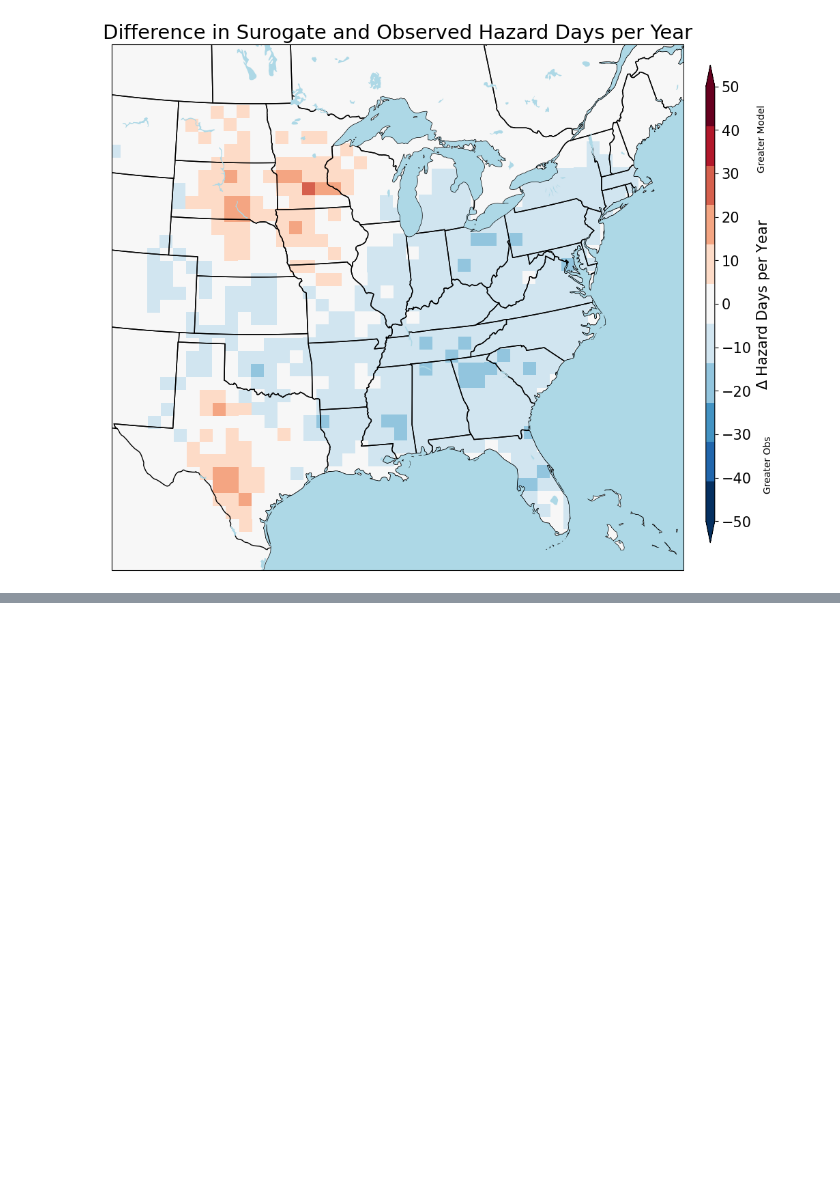
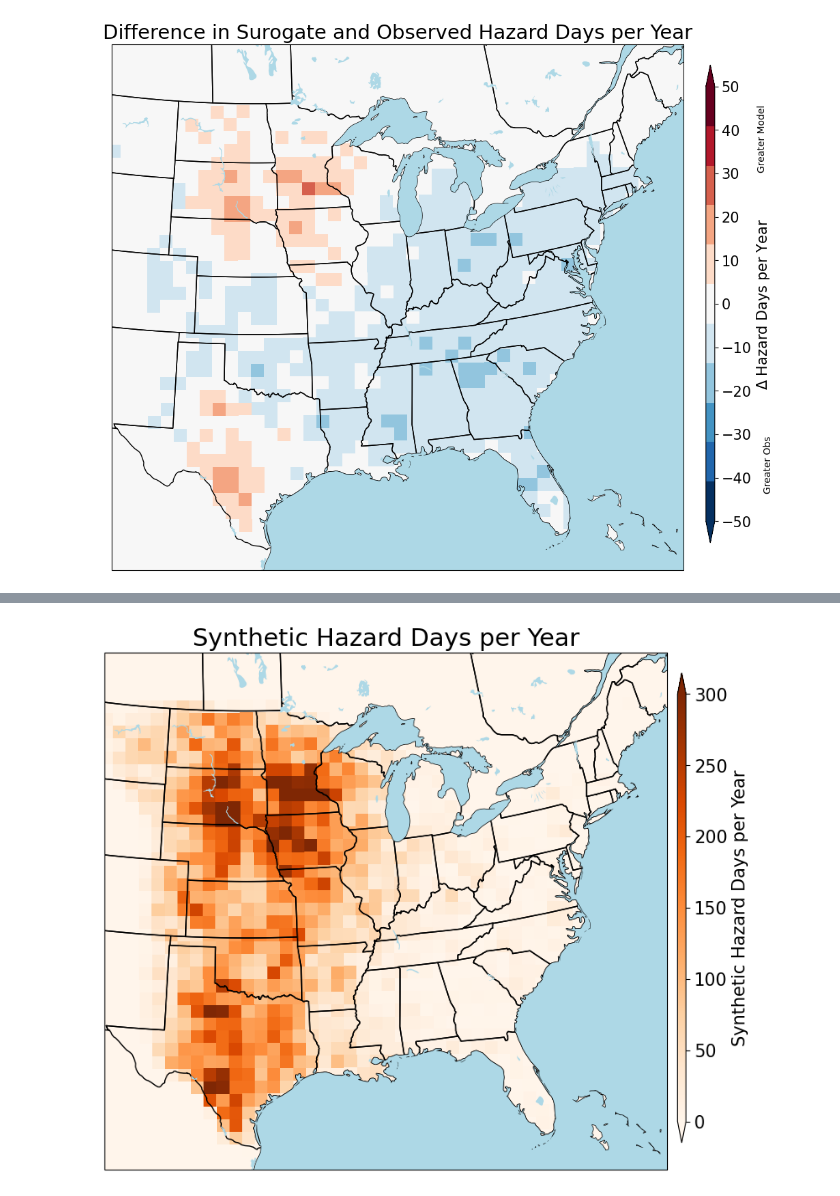
Before and after one commit to caitroufa/SYN_SERV, a Jupyter notebook: Code/Observed_Synthetic_Differences.ipynb, the cells around one changed output, grey strips where cells are left out. Cells and saved outputs as stored; diff of their text form; code cells hidden in the pictures; blank space fills up the shorter version.

Commit message:
Updated obs synth diff

```diff
--- a/Code/Observed_Synthetic_Differences.ipynb
+++ b/Code/Observed_Synthetic_Differences.ipynb
@@ -286,0 +322,35 @@ plt.show()
+# %%
+# plot synthetic severe
+fig = plt.figure()
+plt.rcParams['figure.figsize'] = 10,8
+plt.subplots_adjust(right=0.8)
+cbar_ax = fig.add_axes([0.81, 0.15, 0.01, 0.7])
+
+#iterate through the modes and seasons
+plt.tick_params(left = False, right = False , labelleft = False ,
+            labelbottom = False, bottom = False)
+
+ax = plt.subplot(1, 1, 1, projection=ccrs.LambertConformal(central_longitude=-98, central_latitude=35))
+c = ax.pcolormesh(ds_cor.lon.values, ds_cor.lat.values, ds_cor.W_UP_MAX.values,
+                  transform=cartopy.crs.PlateCarree(), cmap='Oranges', vmin=0, vmax=vmax)
+
+ax.add_feature(cartopy.feature.STATES)
+ax.add_feature(cartopy.feature.COASTLINE)
+ax.add_feature(cartopy.feature.LAND, facecolor='gray')
+ax.add_feature(cartopy.feature.OCEAN, facecolor='lightblue', zorder=2)
+ax.add_feature(cartopy.feature.LAKES, facecolor='lightblue')
+
+ax.set_extent([-106, -74, 24.5, 50])
+
+cbar = plt.colorbar(c, ticks=list(range(0, vmax +1, 50)), pad=0.01, extend='both', ax=ax, cax=cbar_ax)
+cbar.ax.tick_params(labelsize=15)
+
+cbar.set_label(label='Synthetic Hazard Days per Year', size=15)
+
+ax.set_title('Synthetic Hazard Days per Year',fontsize=21)
+
+fig.savefig('../Plots/synthetic_days_spatial.jpg', format='jpg', dpi=500, bbox_inches='tight')
+
+plt.show()
+# %% [output]
+[figure, added]
```
Also changed, not shown: parts of 3 cells of this notebook.
